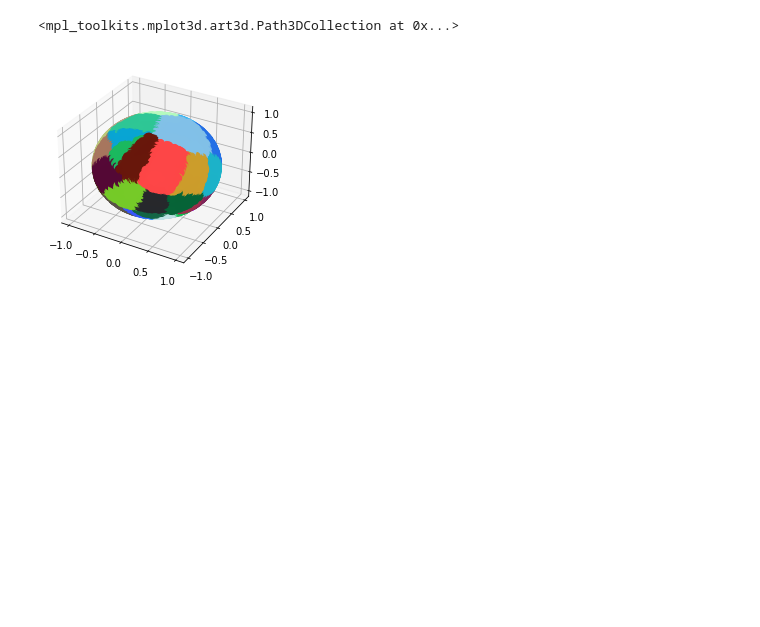
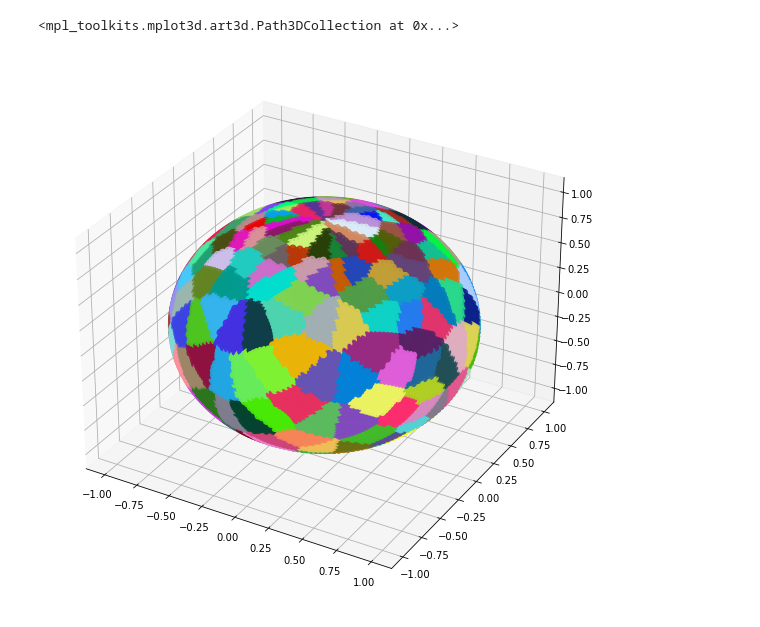
Before and after one commit to bileamScheuvens/RS-SpaceBees, a Jupyter notebook: voronoi.ipynb, the cells around one changed output. Saved outputs shown, nothing was run; the diff lists cells and outputs as text; code cells hidden in the pictures; blank space fills up the shorter version.

Commit message:
Switch to evenly spaced points

```diff
--- a/voronoi.ipynb
+++ b/voronoi.ipynb
@@ -1,35 +1,30 @@
 # %%
 import numpy as np
+import pandas as pd
 from random import random
 from matplotlib import pyplot as plt
 from mpl_toolkits.mplot3d import axes3d
-
-num_points = 10000
-ref_points = 50
-
-def sample_spherical(npoints, ndim=3):
-    vec = np.random.randn(ndim, npoints)
-    vec /= np.linalg.norm(vec, axis=0)
-    return vec
-
-rx, ry, rz = sample_spherical(ref_points)
-reference_colors = [(random(),random(),random()) for x in range(len(rx))]
-
-phi = np.linspace(0, np.pi, 20)
-theta = np.linspace(0, 2 * np.pi, 40)
-x = np.outer(np.sin(theta), np.cos(phi))
-y = np.outer(np.sin(theta), np.sin(phi))
-z = np.outer(np.cos(theta), np.ones_like(phi))
-
-xi, yi, zi = sample_spherical(num_points)
-colors = []
-for i in range(len(xi)):
-    point = np.array([xi[i], yi[i], zi[i]])
-    distances = [np.linalg.norm(point-np.array([x,y,z])) for x,y,z in zip(rx,ry,rz)]
-    colors.append(reference_colors[np.argmin(distances)])
-
-fig, ax = plt.subplots(1, 1, subplot_kw={'projection':'3d'})
-ax.scatter(xi, yi, zi, s=50, color=colors)
-# %% [output]
-<mpl_toolkits.mplot3d.art3d.Path3DCollection at 0x...>
-[figure, removed]
+# %%
+# read coordinates and translate to cartesian
+coords = pd.read_csv("coords.csv", names=["lat", "long"])
+rx = (np.cos(np.deg2rad(coords["lat"])) * np.cos(np.deg2rad(coords["long"]))).values
+ry = (np.cos(np.deg2rad(coords["lat"])) * np.sin(np.deg2rad(coords["long"]))).values
+rz = (np.sin(np.deg2rad(coords["lat"]))).values
+# define random color for each reference point
+reference_colors = [(random(),random(),random()) for x in range(len(rx))]
+# %%
+def fibonacci_sphere(samples):
+    points = []
+    phi = np.pi * (3. - np.sqrt(5.))
+
+    for i in range(samples):
+        y = 1 - (i / float(samples - 1)) * 2
+        radius = np.sqrt(1 - y * y)
+        theta = phi * i
+        x = np.cos(theta) * radius
+        z = np.sin(theta) * radius
+        points.append((x, y, z))
+    return points
+# %%
+# sample evenly spaced points on sphere
+xi,yi,zi = list(zip(*fibonacci_sphere(samples=15000)))
@@ -35,0 +38,7 @@ ax.scatter(xi, yi, zi, s=50, color=colors)
+# %%
+# plot
+fig, ax = plt.subplots(1, 1, subplot_kw={'projection':'3d'}, figsize=(10,10))
+ax.scatter(xi, yi, zi, s=40, color=colors)
+# %% [output]
+<mpl_toolkits.mplot3d.art3d.Path3DCollection at 0x...>
+[figure, added]
```
Also changed, not shown: parts of 1 cell of this notebook, 1 other file.
